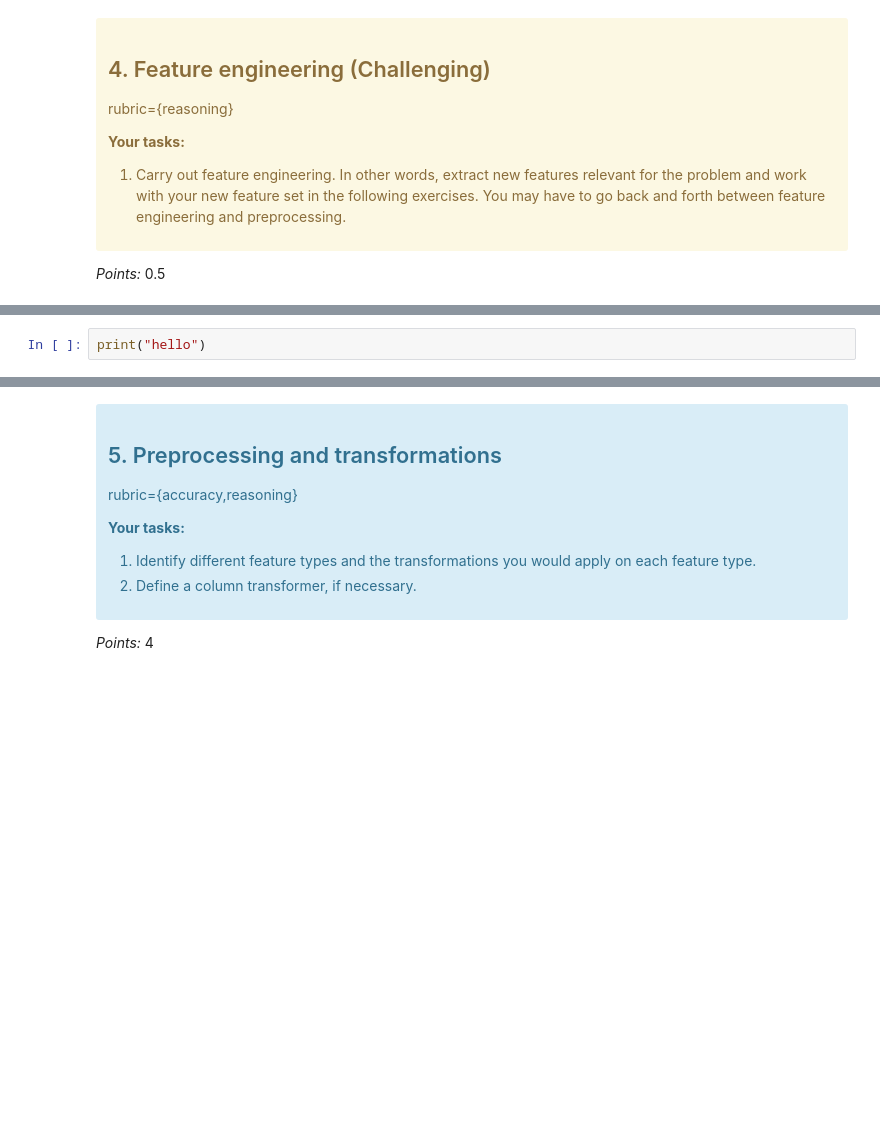
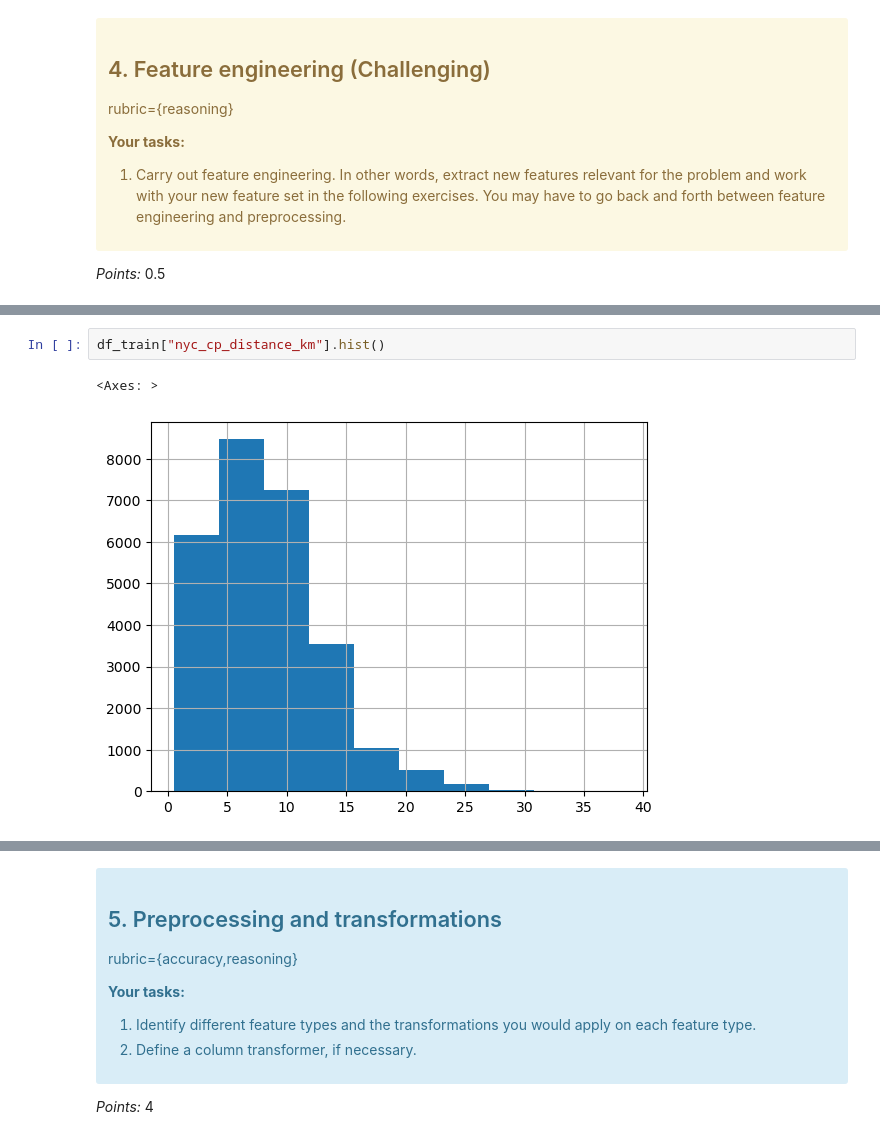
Before and after one commit to hpalafoxp/DSCI-573-Lab4, a Jupyter notebook: lab4.ipynb, the cells around one changed output, grey strips where cells are left out. Saved outputs shown, nothing was run; the diff lists cells and outputs as text; blank space fills up the shorter version.

```diff
--- a/lab4.ipynb
+++ b/lab4.ipynb
@@ -438,2 +482,5 @@ NameError: name 'df_train' is not defined
-# %%
-print("hello")
+# %%
+df_train["nyc_cp_distance_km"].hist()
+# %% [output]
+<Axes: >
+[figure, added]
```
Also changed, not shown: parts of 13 cells of this notebook, 1 other file.
